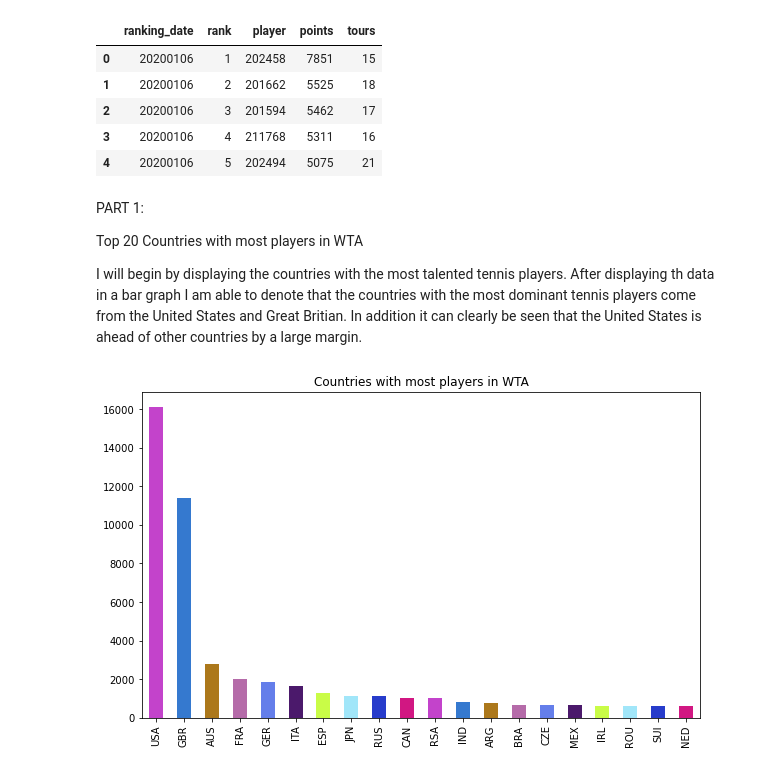
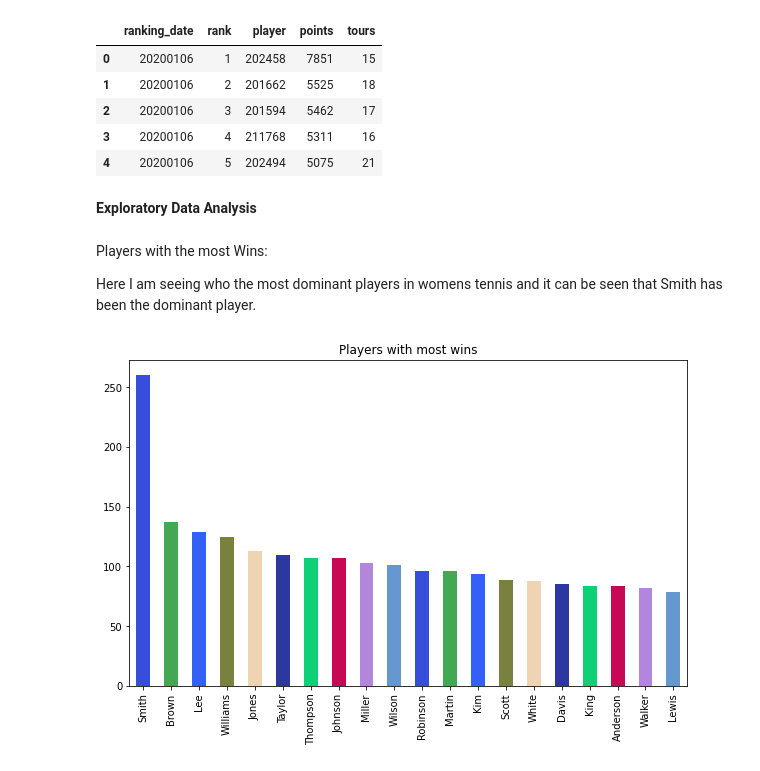
Before and after one commit to nilakarthikesan/fall2022, a Jupyter notebook: 320FINALPROJECT.ipynb, the cells around one changed output. Cells and saved outputs as stored; diff of their text form; code cells hidden in the pictures.

```diff
--- a/320FINALPROJECT.ipynb
+++ b/320FINALPROJECT.ipynb
@@ -62,18 +62,17 @@ ranks.head()
 | 2 | 20200106 | 3 | 201594 | 5462 | 17 |
 | 3 | 20200106 | 4 | 211768 | 5311 | 16 |
 | 4 | 20200106 | 5 | 202494 | 5075 | 21 |
-# %% [markdown]
-PART 1:
-
-Top 20 Countries with most players in WTA
-
-I will begin by displaying the countries with the most talented tennis players. After displaying th data in a bar graph I am able to denote that the countries with the most dominant tennis players come from the United States and Great Britian. In addition it can clearly be seen that the United States is ahead of other countries by a large margin.
-# %%
-colours = list()
-
-for i in range(0,10):
-    colours.append((random.random(), random.random(), random.random(),random.uniform(0.8,1)))
-players['ioc'].value_counts().head(20).plot.bar(color=colours,figsize=(10,6),title="Countries with most players in WTA")
-plt.show()
-# %% [output]
-[figure, removed]
+# %% [markdown]
+**Exploratory Data Analysis**
+# %% [markdown]
+Players with the most Wins:
+
+Here I am seeing who the most dominant players in womens tennis and it can be seen that Smith has been the dominant player.
+# %%
+colours = list()
+for i in range(0,10):
+    colours.append((random.random(), random.random(), random.random(),random.uniform(0.8,1)))
+players['name_last'].value_counts().head(20).plot.bar(color=colours,figsize=(10,6),title="Players with most wins")
+plt.show()
+# %% [output]
+[figure, added]
```
Also changed, not shown: parts of 8 cells of this notebook.
